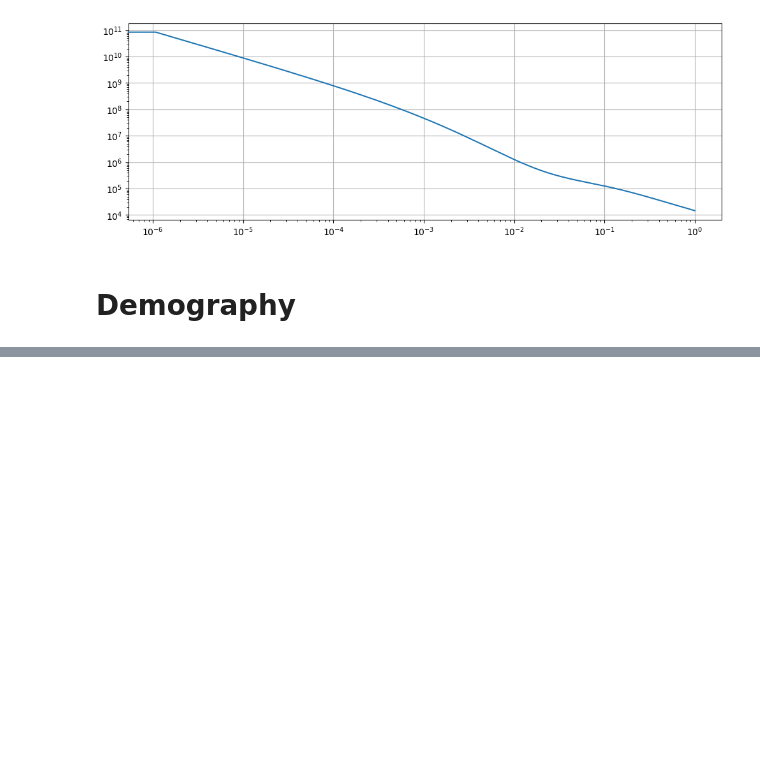
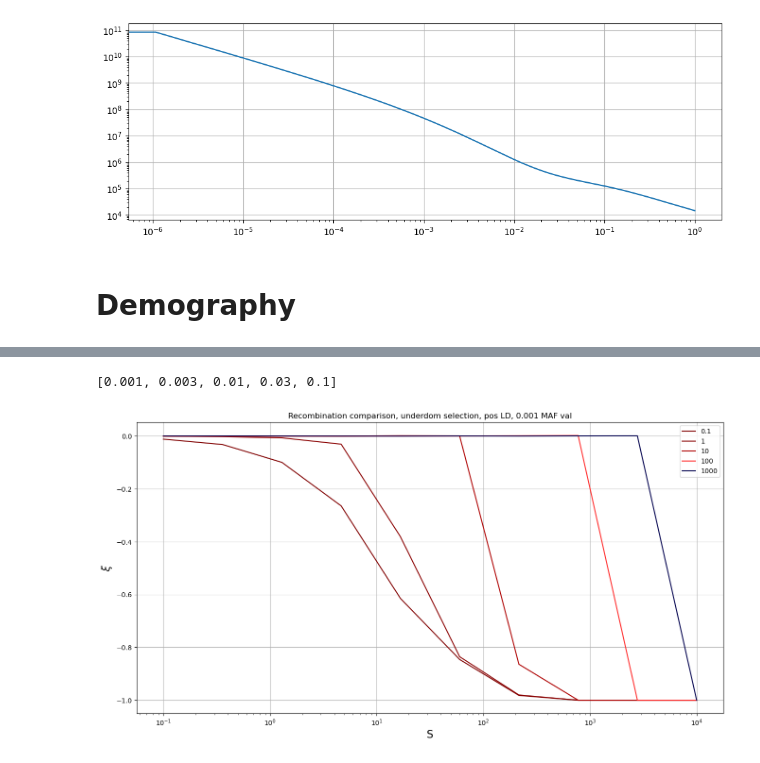
Before and after one commit to emkoch/popspec, a Jupyter notebook: Effect_size.ipynb, the cells around one changed output, grey strips where cells are left out. Saved outputs shown, nothing was run; the diff lists cells and outputs as text; code cells hidden in the pictures; blank space fills up the shorter version.

```diff
--- a/Effect_size.ipynb
+++ b/Effect_size.ipynb
@@ -583,0 +621,12 @@ plt.show()
+# %%
+import numpy as np
+import scipy as sp
+import pandas as pd
+import matplotlib.pyplot as plt
+from matplotlib.colors import Normalize, LogNorm
+from matplotlib.cm import get_cmap
+cmap = get_cmap('seismic_r')
+norm = Normalize(vmin=0.001, vmax=0.1)
+
+# Load in required values
+beta_vals = pd.read_csv('betas.txt', header=None).to_numpy().squeeze()
@@ -583,0 +714,11 @@ plt.show()
+# %%
+for recomb in recomb_vals:
+    for selec in selec_types:
+        print(f'{recomb} {selec}')
+        tot_path = f'{mypath}{recomb}/{selec}/'
+        gz_files = [f for f in listdir(tot_path) if isfile(join(tot_path, f))]
+        corr_df_pos, corr_df_tot = createCorrelationMats(gz_files, MAF_thr_values, tot_path)
+        corr_df_pos.to_csv(f'recomb_{recomb}_{selec}_pos.csv', sep='\t')
+        corr_df_tot.to_csv(f'recomb_{recomb}_{selec}_tot.csv', sep='\t')
+        dfs[(selec, recomb, 'pos')] = corr_df_pos
+        dfs[(selec, recomb, 'tot')] = corr_df_tot
@@ -583,0 +743,26 @@ plt.show()
+# %%
+MAF_thr_values
+# %% [output]
+[0.001, 0.003, 0.01, 0.03, 0.1]
+# %%
+selec = 'underdom'
+linkage = 'pos'
+MAF = 0.001
+
+for i, recomb in enumerate(recomb_vals):
+    df = dfs[(selec, recomb, linkage)].replace(0.0, -1)
+    df.columns = s_vals
+    plt.plot(df.columns, df.loc[MAF, :], label=f'{recomb}', color=cmap(norm(MAF_thr_values[i])))
+
+plt.grid()
+plt.xscale("log")
+plt.xlabel("S", fontsize = 16)
+plt.ylabel("$\\xi$", fontsize = 16)
+
+ax = plt.gca()
+plt.title(f'Recombination comparison, {selec} selection, {linkage} LD, {MAF} MAF val')
+
+plt.legend()
+plt.show()
+# %% [output]
+[figure, added]
```
Also changed, not shown: parts of 12 cells of this notebook, 1 other file.
